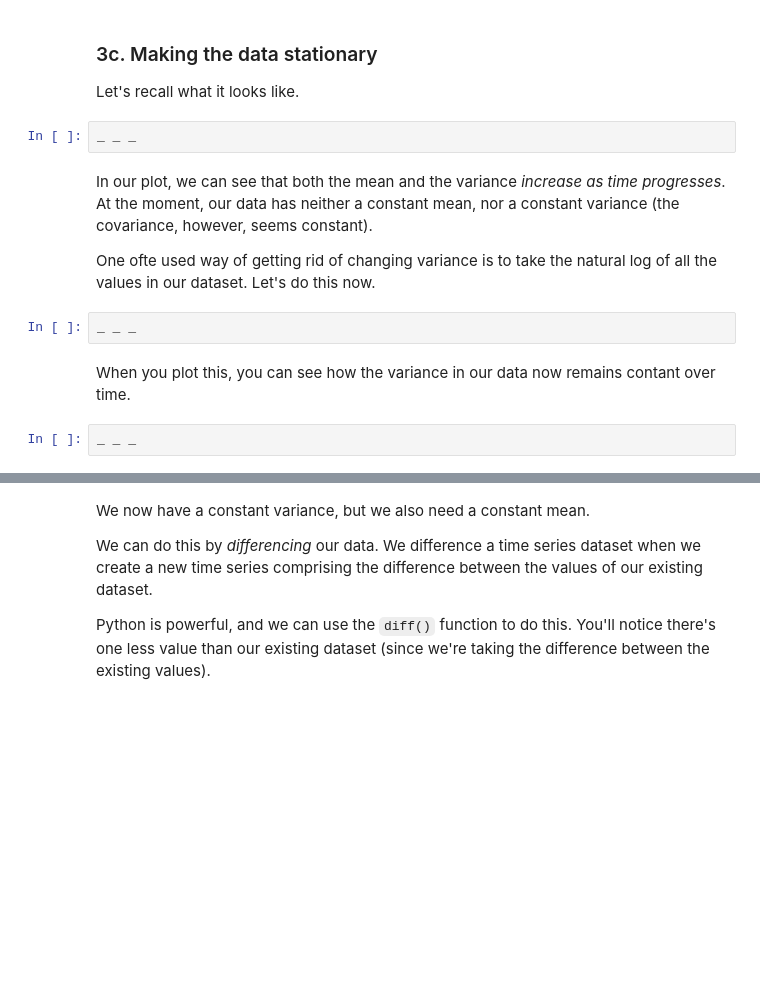
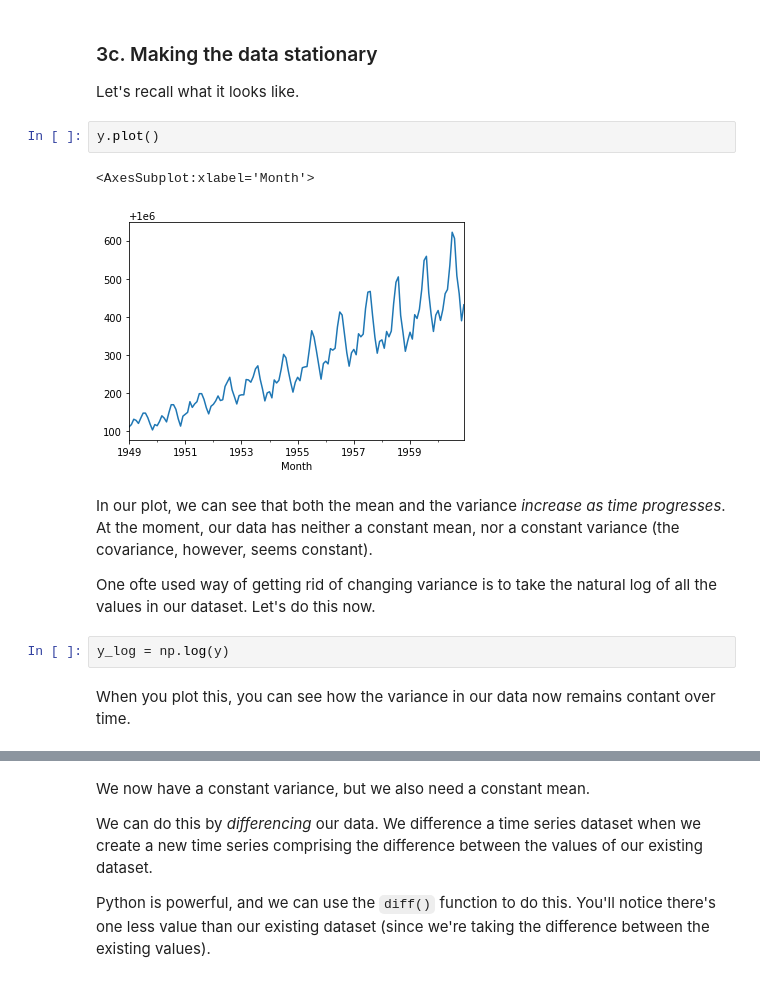
Before and after one commit to ellerybledsoe/Springboard, a Jupyter notebook: Cowboys&CigrettesCaseStudy/Cowboy Cigarettes Case Study - Tier 3.ipynb, the cells around one changed output, grey strips where cells are left out. Saved outputs shown, nothing was run; the diff lists cells and outputs as text; blank space fills up the shorter version.

```diff
--- a/Cowboys&CigrettesCaseStudy/Cowboy Cigarettes Case Study - Tier 3.ipynb
+++ b/Cowboys&CigrettesCaseStudy/Cowboy Cigarettes Case Study - Tier 3.ipynb
@@ -238,16 +271,17 @@ But our data need to be stationary! So we need to do some transforming.
 # %% [markdown]
 ### 3c. Making the data stationary
 Let's recall what it looks like.
-# %%
-_ _ _
+# %%
+y.plot()
+# %% [output]
+<AxesSubplot:xlabel='Month'>
+[figure, added]
 # %% [markdown]
 In our plot, we can see that both the mean and the variance *increase as time progresses*. At the moment, our data has neither a constant mean, nor a constant variance (the covariance, however, seems constant).
 
 One ofte  used way of getting rid of changing variance is to take the natural log of all the values in our dataset. Let's do this now.
-# %%
-_ _ _
+# %%
+y_log = np.log(y)
 # %% [markdown]
 
 When you plot this, you can see how the variance in our data now remains contant over time.
-# %%
-_ _ _
```
Also changed, not shown: parts of 23 cells of this notebook.
